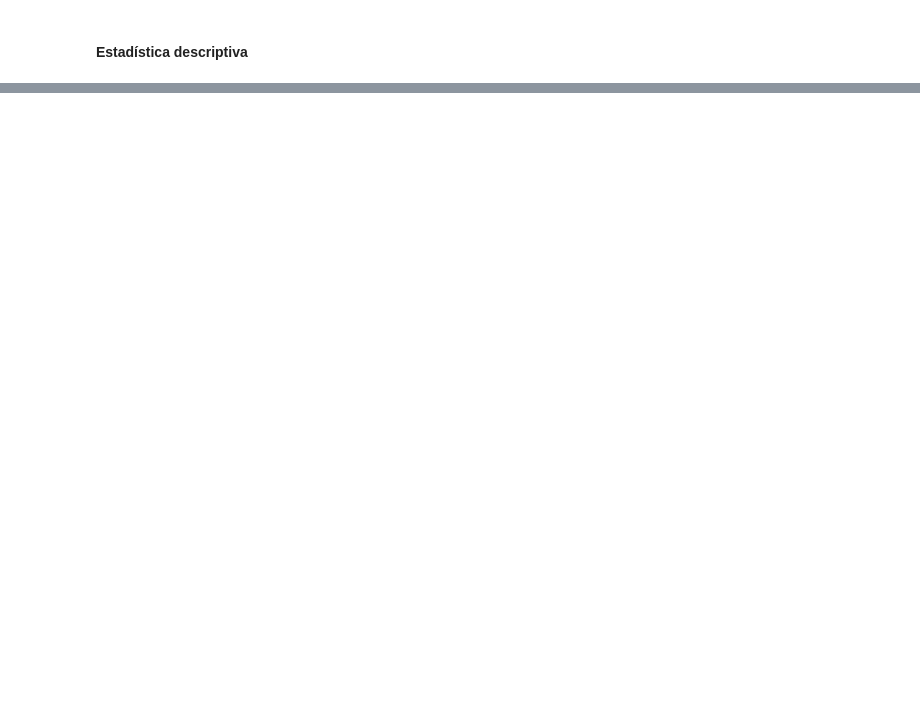
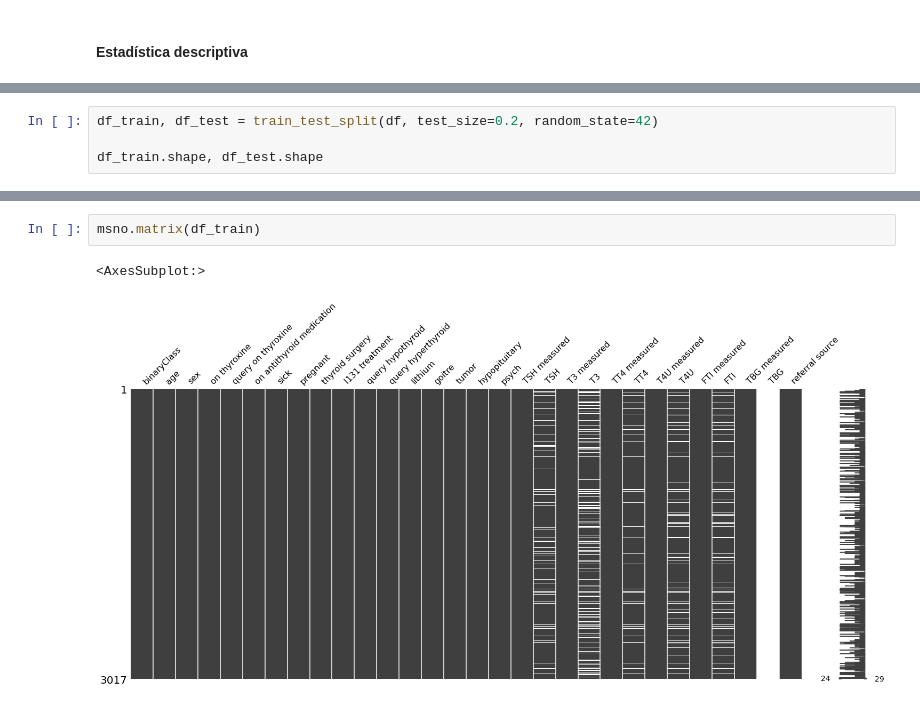
Before and after one commit to cuberhaus/APA_Practica, a Jupyter notebook: hypothyroid.ipynb, the cells around one changed output, grey strips where cells are left out. Cells and saved outputs as stored; diff of their text form; blank space fills up the shorter version.

```diff
--- a/hypothyroid.ipynb
+++ b/hypothyroid.ipynb
@@ -77,0 +182,4 @@ df.describe(include='all').T
+# %%
+df_train, df_test = train_test_split(df, test_size=0.2, random_state=42)
+
+df_train.shape, df_test.shape
@@ -77,0 +231,5 @@ df.describe(include='all').T
+# %%
+msno.matrix(df_train)
+# %% [output]
+<AxesSubplot:>
+[figure, added]
```
Also changed, not shown: parts of 28 cells of this notebook.
